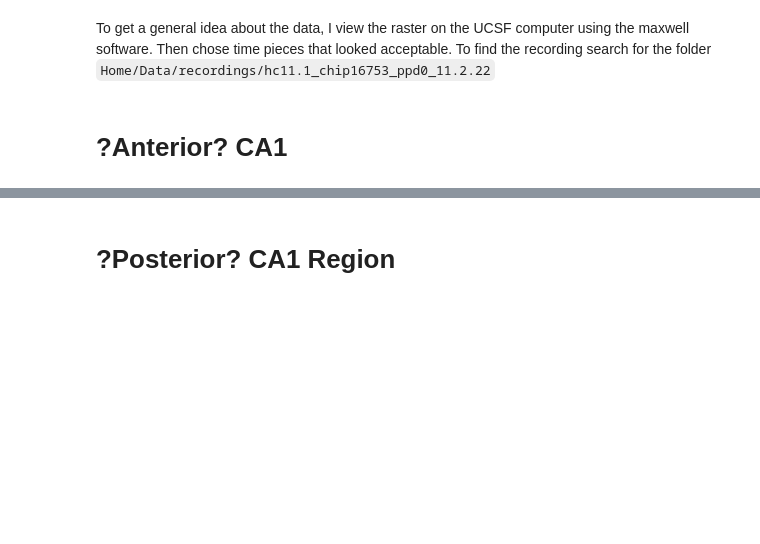
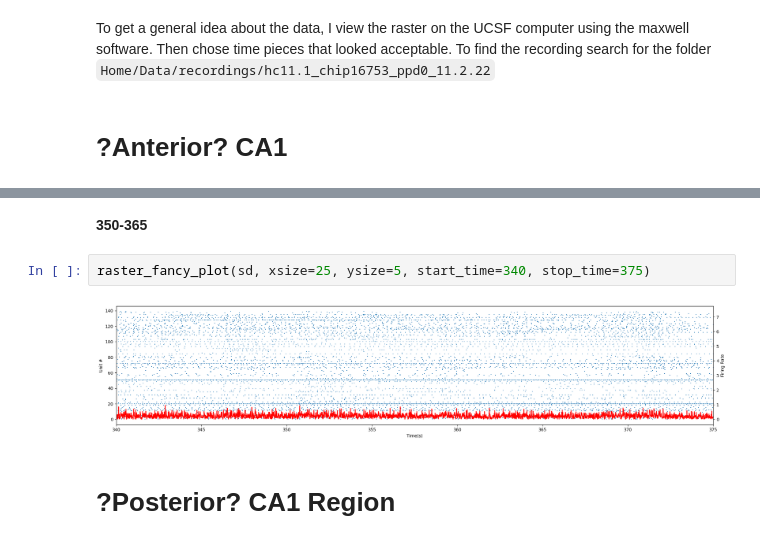
Before and after one commit to braingeneers/midbrain_parkinsons, a Jupyter notebook: tutorials/raw_data/0_data_summary.ipynb, the cells around one changed output, grey strips where cells are left out. Drawn from its saved outputs; the diff is of its cells as text; blank space fills up the shorter version.

```diff
--- a/tutorials/raw_data/0_data_summary.ipynb
+++ b/tutorials/raw_data/0_data_summary.ipynb
@@ -51,3 +77,9 @@ To get a general idea about the data, I view the raster on the UCSF computer usi
+# %% [markdown]
+**350-365**
+# %%
+raster_fancy_plot(sd, xsize=25, ysize=5, start_time=340, stop_time=375)
+# %% [output]
+[figure, added]
 # %% [markdown]
 # ?Posterior? CA1 Region
 # %% [markdown]
```
Also changed, not shown: parts of 13 cells of this notebook, 4 other files.
